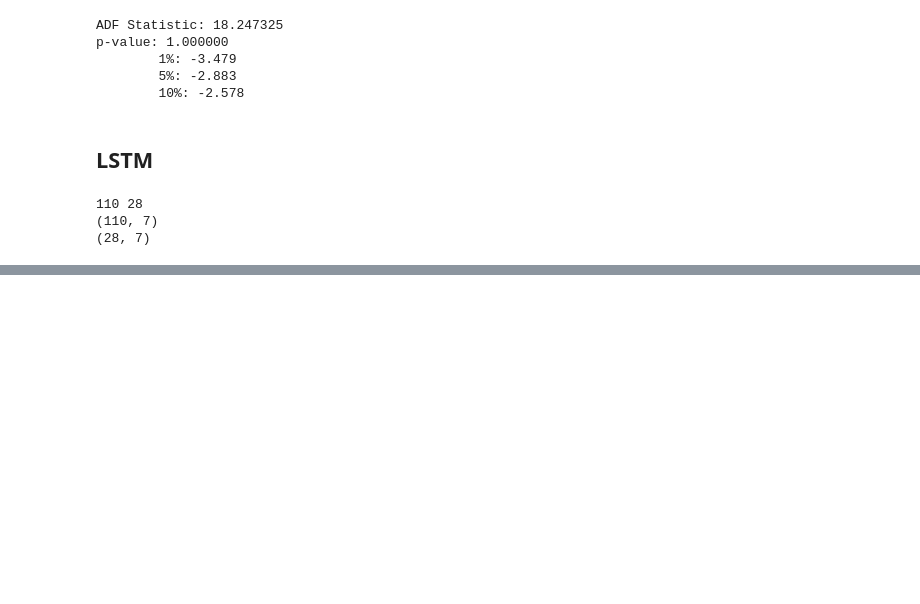
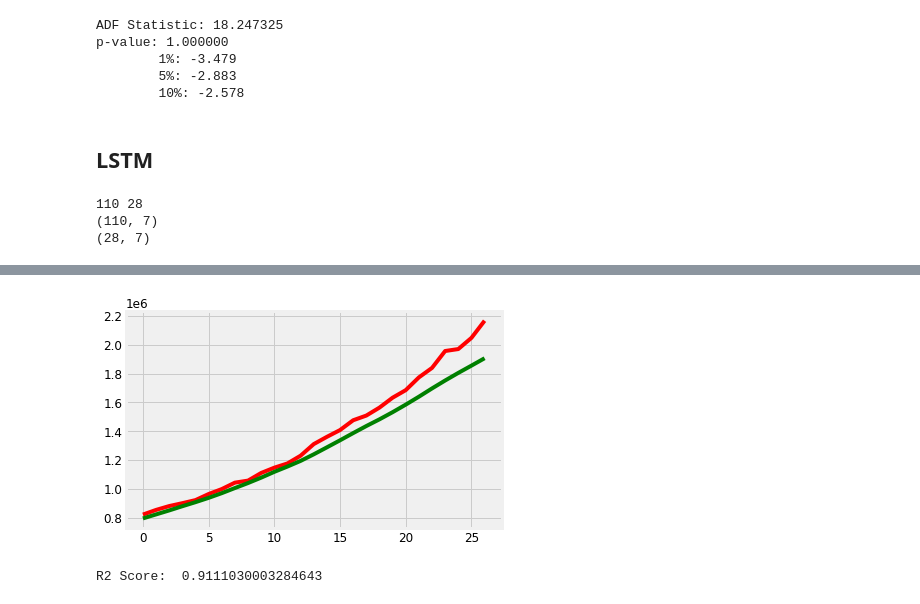
Before and after one commit to acchu99/covid-19-data-mining, a Jupyter notebook: COVID_19_Data_Mining.ipynb, the cells around one changed output, grey strips where cells are left out. Cells and saved outputs as stored; diff of their text form; code cells hidden in the pictures; blank space fills up the shorter version.

```diff
--- a/COVID_19_Data_Mining.ipynb
+++ b/COVID_19_Data_Mining.ipynb
@@ -395,0 +399,11 @@ MAE : 56124.446932916304
+# %%
+plt.plot(inverseScaledOutput[:,-1:],'r')
+plt.plot(inverseScaledActual[:,-1:],'g')
+plt.show()
+# %% [output]
+[figure, added]
+# %%
+r2score=r2_score(inverseScaledActual[:,-1:],inverseScaledOutput[:,-1:])
+print('R2 Score: ',r2score )
+# %% [output]
+R2 Score:  0.9111030003284643
```
Also changed, not shown: parts of 7 cells of this notebook.
